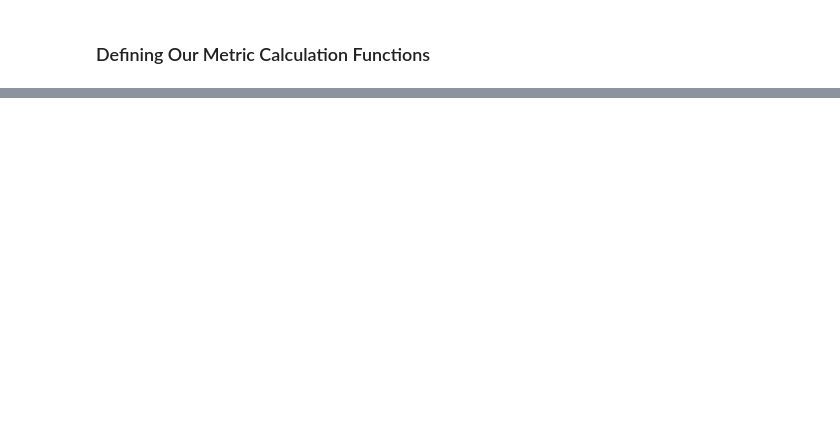
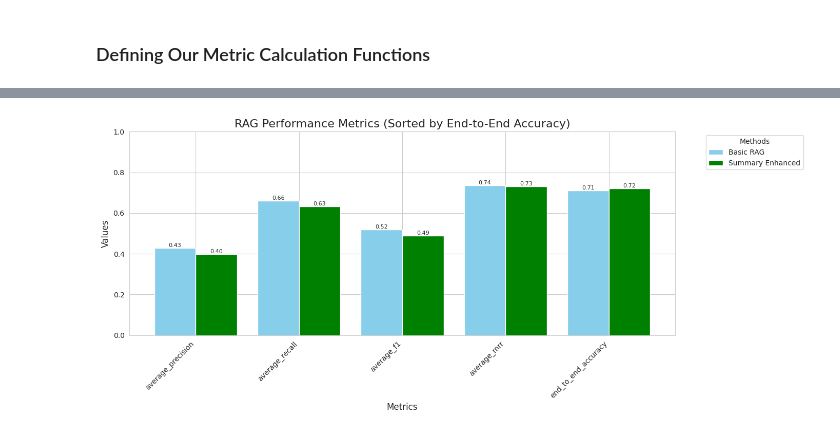
Before and after one commit to aurotripathy/raggedy-ann, a Jupyter notebook: rag-on-anthropic-docs/enhanced-rag-with-evals.ipynb, the cells around one changed output, grey strips where cells are left out. Saved outputs shown, nothing was run; the diff lists cells and outputs as text; code cells hidden in the pictures; blank space fills up the shorter version.

```diff
--- a/rag-on-anthropic-docs/enhanced-rag-with-evals.ipynb
+++ b/rag-on-anthropic-docs/enhanced-rag-with-evals.ipynb
@@ -749,0 +598,5 @@ To disable this warning, you can either:
+# %%
+#let's visualize our accuracy
+plot_performance('evaluation/json_results', ['Basic RAG', 'Summary Enhanced'], colors=['skyblue', 'green'])
+# %% [output]
+[figure, added]
```
Also changed, not shown: parts of 6 cells of this notebook.
